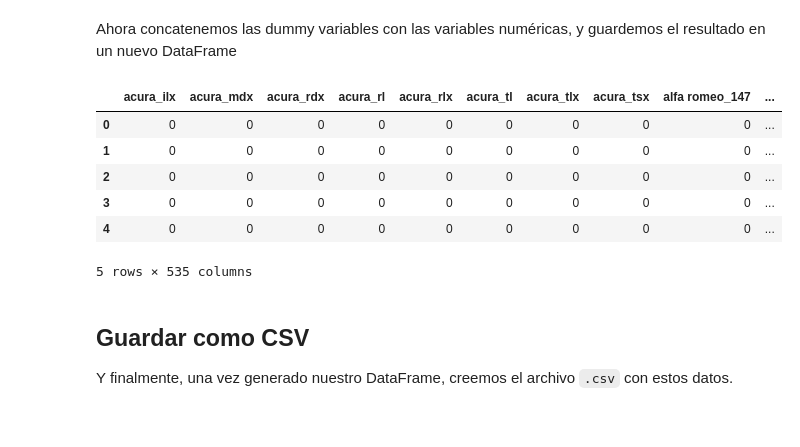
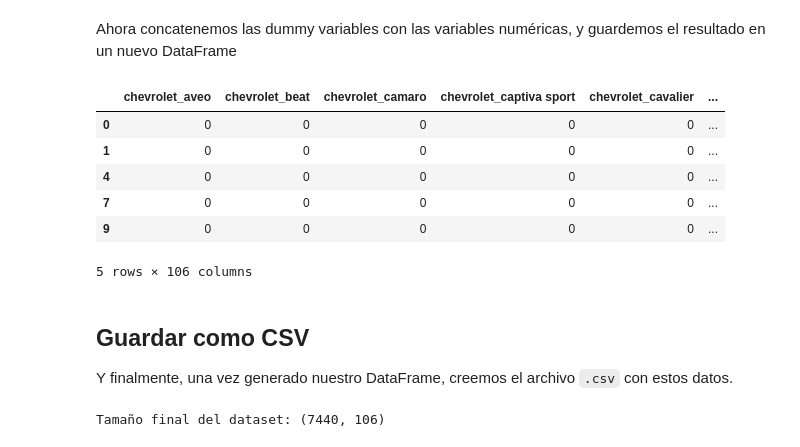
Before and after one commit to samygp/mx-car-prices, a Jupyter notebook: create_training_data.ipynb, the cells around one changed output. Saved outputs shown, nothing was run; the diff lists cells and outputs as text; code cells hidden in the pictures.

Commit message:
feat(data): reducir dataset de entrenamiento a de 540 106 dimensiones, agregar visualizaciones en produccion del dataset

```diff
--- a/create_training_data.ipynb
+++ b/create_training_data.ipynb
@@ -95,15 +164,14 @@ Empecemos por ver cuántos vehículos hay por marca, y descartar las marcas dond
 # %%
-#Inicializar una lista con marcas de autos que sólo tengan un registro
-unicos = []
+#Crear lista con marcas de autos que tengan más de 200 autos
+mas_de_500 = [marca for marca, cuenta in counts.items() if cuenta > 500]
 
-#Revisemos el conteo de cada marca
-for marca in df.brand.unique():
-    cuenta = len(df[df.brand == marca])
-    if cuenta == 1:
-        unicos.append(marca)
+print(f"Marcas con carros únicos: {mas_de_500}")
 
-print(f"Marcas con carros únicos: {unicos}")
-print(f"Registros originales: {len(df)}")
-df = df[~df.brand.isin(unicos)]
-print(f"Registros originales: {len(df)}")
+print("\nAntes de filtrar:")
+carros_distintos(df)
+
+df = df[df.brand.isin(mas_de_500)]
+
+print("\nRegistros filtrados:")
+carros_distintos(df)
 # %% [output]
@@ -147,14 +232,12 @@ df.head()
 
 Otra cosa que vale destacar es que, en este especifico caso, estamos lidiando con una variable numérica que por sí misma no es tan significativa tal y como está, porque el factor que deprecia al auto junto con el kilometraje, no es tal cual el año, sino la antigüedad, excepto en autos de colección (que no es el caso para este estudio). Agreguemos una columna para cuantificar esto, restándole el año actual a cada fila.
 # %%
-import datetime
-
 curr_year = datetime.datetime.now().year
 
 #Restar el año actual a cada fila
 df['y_old'] = curr_year - df['year']
 
 #Reordenar columnas
-df = df[['brand', 'model', 'year', 'y_old', 'km', 'price']]
+df = df[['brand', 'model', 'y_old', 'km', 'price']]
 df.head()
 # %% [output]
@@ -170,6 +253,6 @@ Habiendo una relación directa entre marca y modelo (otras marcas legalmente no
 df['brand_model'] = df['brand'] + '_' + df['model']
 
 #Reordenar columnas
-df = df[['brand', 'model', 'brand_model', 'year', 'y_old', 'km', 'price']]
+df = df[['brand', 'model', 'brand_model', 'y_old', 'km', 'price']]
 df.head()
 # %% [output]
@@ -181,0 +267,13 @@ df.head()
+# %%
+print("Valores originales:")
+carros_distintos(df)
+
+counts = df.brand_model.value_counts()
+eliminar_modelos = [k for k,v in counts.items() if v < 10]
+print(f"\nEliminar {len(eliminar_modelos)} modelos")
+df = df[~df.brand_model.isin(eliminar_modelos)]
+
+print("\nDespués de filtrar modelos:")
+carros_distintos(df)
+agrupado = df.groupby('brand')['model'].apply(lambda x: len(x.unique()))
+sb.barplot(agrupado.index, agrupado.values)
@@ -198,18 +312,18 @@ training_df.head()
 # %% [markdown]
 Ahora concatenemos las dummy variables con las variables numéricas, y guardemos el resultado en un nuevo DataFrame
 # %%
-num_cols = ['year', 'y_old', 'km', 'price']
+num_cols = ['y_old', 'km', 'price']
 training_df = pd.concat([training_df, df[num_cols]], axis=1)
 
 training_df.head()
 # %% [output]
-|  | acura_ilx | acura_mdx | acura_rdx | acura_rl | acura_rlx | acura_tl | acura_tlx | acura_tsx | alfa romeo_147 | ... |
-| 0 | 0 | 0 | 0 | 0 | 0 | 0 | 0 | 0 | 0 | ... |
-| 1 | 0 | 0 | 0 | 0 | 0 | 0 | 0 | 0 | 0 | ... |
-| 2 | 0 | 0 | 0 | 0 | 0 | 0 | 0 | 0 | 0 | ... |
-| 3 | 0 | 0 | 0 | 0 | 0 | 0 | 0 | 0 | 0 | ... |
-| 4 | 0 | 0 | 0 | 0 | 0 | 0 | 0 | 0 | 0 | ... |
+|  | chevrolet_aveo | chevrolet_beat | chevrolet_camaro | chevrolet_captiva sport | chevrolet_cavalier | ... |
+| 0 | 0 | 0 | 0 | 0 | 0 | ... |
+| 1 | 0 | 0 | 0 | 0 | 0 | ... |
+| 4 | 0 | 0 | 0 | 0 | 0 | ... |
+| 7 | 0 | 0 | 0 | 0 | 0 | ... |
+| 9 | 0 | 0 | 0 | 0 | 0 | ... |
-5 rows × 535 columns
+5 rows × 106 columns
 # %% [markdown]
 ## Guardar como CSV
 
@@ -218,0 +331,5 @@ training_df.to_csv('carros_training.csv')
+# %%
+print(f"Tamaño final del dataset: {training_df.shape}")
+training_df.to_csv('carros_training.csv')
+# %% [output]
+Tamaño final del dataset: (7440, 106)
```
Also changed, not shown: parts of 17 cells of this notebook.
